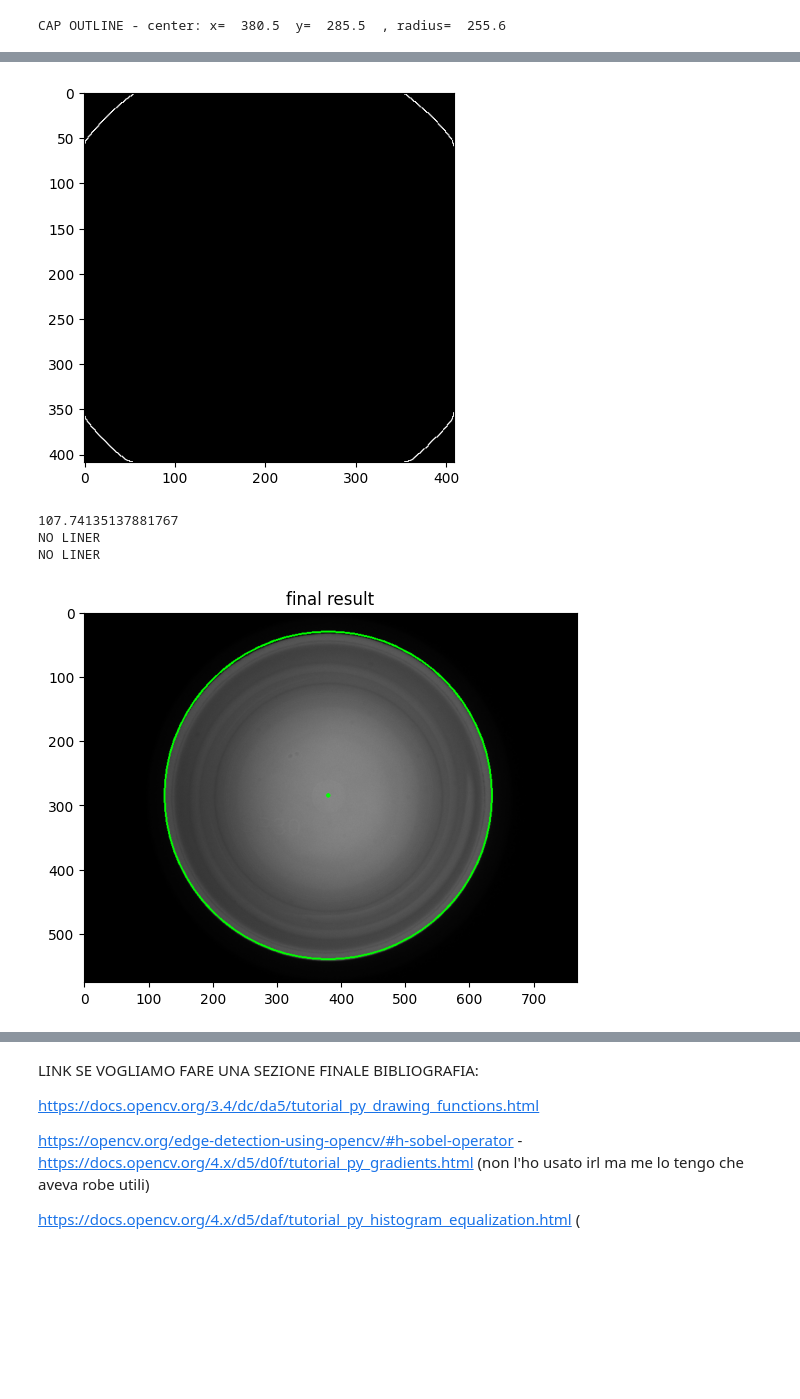
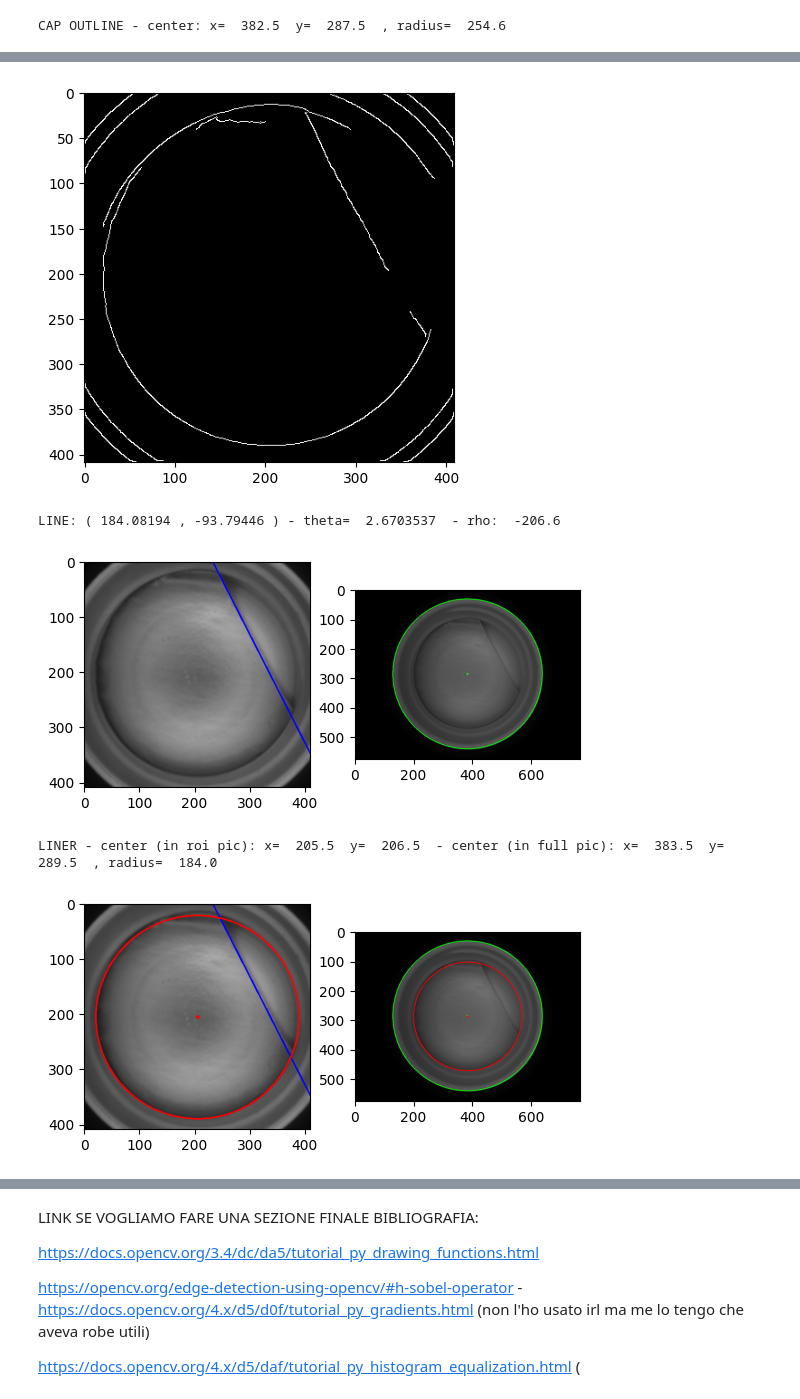
Before and after one commit to LucreziaPonti/PROJECT_cv, a Jupyter notebook: bozza_prova_altri_Test_lucry.ipynb, the cells around one changed output, grey strips where cells are left out. Cells and saved outputs as stored; diff of their text form; code cells hidden in the pictures; blank space fills up the shorter version.

```diff
--- a/bozza_prova_altri_Test_lucry.ipynb
+++ b/bozza_prova_altri_Test_lucry.ipynb
@@ -217,7 +209,8 @@ from matplotlib import pyplot as plt
 import math
 
 #### LOAD and show IMAGE
-img_color = cv2.imread('cap-inspection-images/project_1_liner_inspection/d_31.bmp')
+img_name="d_18"
+img_color = cv2.imread('cap-inspection-images/project_1_liner_inspection/'+img_name+'.bmp')
 #img_color = cv2.imread('cap-inspection-images/project_1_liner_inspection/g_01.bmp')
 img = cv2.cvtColor(img_color,cv2.COLOR_BGR2GRAY)
 plt.figure()
@@ -240,6 +233,10 @@ img_blur = cv2.GaussianBlur(img_cl,(7,7),1.5)
 
 ######## TASK 1.1:  Outline the cap by generating a circle that fits the cap mouth #########
 
+info_cap=""
+info_defect=""
+info_liner=""
+
 circles = cv2.HoughCircles(img_blur,cv2.HOUGH_GRADIENT, 1, 40,param1=100,param2=80) # ok per trovare esterno dei tappi
 # param1: threshold della differenza del gradiente (+alto = colori + diversi) (per il canny "integrato") - + alta mi trova solo il cerchio esterno
 # param2 : perfezione del cerchio
@@ -250,6 +247,7 @@ center = (circles[0][0][0],circles[0][0][1])
 radius = circles[0][0][2]
 cv2.circle(img_color,(int(center[0]),int(center[1])),int(radius),color=(0, 255, 0),thickness=2)
 cv2.circle(img_color,(int(center[0]),int(center[1])),int(2),color=(0, 255, 0),thickness=2)
+info_cap="CAP OUTLINE - center: x= "+str(center[0])+" y= "+str(center[1])+" , radius= "+str(radius)
 print("CAP OUTLINE - center: x= ", center[0]," y= ",center[1]," , radius= ",radius )
 plt.imshow(img_color)
 plt.show()
@@ -271,7 +269,6 @@ img_roi_show=cv2.cvtColor(img_roi, cv2.COLOR_GRAY2RGB)
 
 
 
-
 circles_in = cv2.HoughCircles(img_roi,cv2.HOUGH_GRADIENT, 1, 50,param1=90,param2=80) # d_18 ne trova 3 ma il primo è quello giusto
 #circles_in = cv2.HoughCircles(img_roi,cv2.HOUGH_GRADIENT, 1, 45,param1=40,param2=60) # ALL OK EXCEPT G_04 if keep "half way" ROI
 #cerchiamo il cerchio interno nella roi e poi per visualizzarlo gli diamo l'offset per ritrovarlo nell'immagine grande ((0,0) in img_roi = (x_min,y_min) in img "full")
@@ -283,14 +280,14 @@ if circles_in is not None and len(circles_in) > 0:
     # se liner si
     ################## TASK 1.3 : TROVA DIFETTO
 
-    edges = cv2.Canny(img_roi,40,83,apertureSize = 3)
+    edges = cv2.Canny(img_roi,40,80,apertureSize = 3)
     plt.imshow(edges,cmap='gray',vmin=0,vmax=255)
     plt.show()
 
 
     lines = cv2.HoughLines(edges,1,np.pi/180,70)
     if lines is not None and len(lines) > 0:
-
+        info_defect="LINER DEFECT DETECTED"
 
         rho_mean=sum(lines[:,0,0])/len(lines)
         theta_mean=sum(lines[:,0,1])/len(lines)
@@ -321,11 +318,14 @@ if circles_in is not None and len(circles_in) > 0:
 
         #### funziona bene con tutte c'è solo da capire come fare il rettangolo
     else:
+        info_defect="NO DEFECTS"
         print("NO DEFECTS")
+
 
     ####  spostare tutta la parte del riquadro qua
 
 else :
+    info_liner="NO LINER"
     print("NO LINER")
 
 
@@ -343,7 +343,7 @@ if circles_in is not None and len(circles_in) > 0:
         cv2.circle(img_color,(int(c[0])+x_min,int(c[1])+y_min),int(c[2]),color=(255, 0, 0),thickness=2)
         cv2.circle(img_color,(int(c[0])+x_min,int(c[1])+y_min),int(2),color=(255,0, 0),thickness=2)
         print("LINER - center (in roi pic): x= ", c[0]," y= ",c[1]," - center (in full pic): x= ", c[0]+x_min," y= ",c[1]+y_min," , radius= ",c[2])
-
+        info_liner="LINER - center : x= "+ str(c[0]+x_min)+" y= "+str(c[1]+y_min)+" , radius= "+str(c[2])
 
         cv2.circle(circle_liner_layer,(int(c[0])+x_min,int(c[1])+y_min),int(c[2]),color=(255,0, 0),thickness=2)################################# PROVA PER RIQUADRO
 
@@ -365 +365 @@ plt.show()
-CAP OUTLINE - center: x=  380.5  y=  285.5  , radius=  255.6
+CAP OUTLINE - center: x=  382.5  y=  287.5  , radius=  254.6
@@ -367,5 +367,5 @@ CAP OUTLINE - center: x=  380.5  y=  285.5  , radius=  255.6
-[figure, old version]
+[figure, new version]
-107.74135137881767
-NO LINER
-NO LINER
+LINE: ( 184.08194 , -93.79446 ) - theta=  2.6703537  - rho:  -206.6
-[figure, old version]
+[figure, new version]
+LINER - center (in roi pic): x=  205.5  y=  206.5  - center (in full pic): x=  383.5  y=  289.5  , radius=  184.0
+[figure, added]
```
Also changed, not shown: parts of 6 cells of this notebook, 2 other files.
